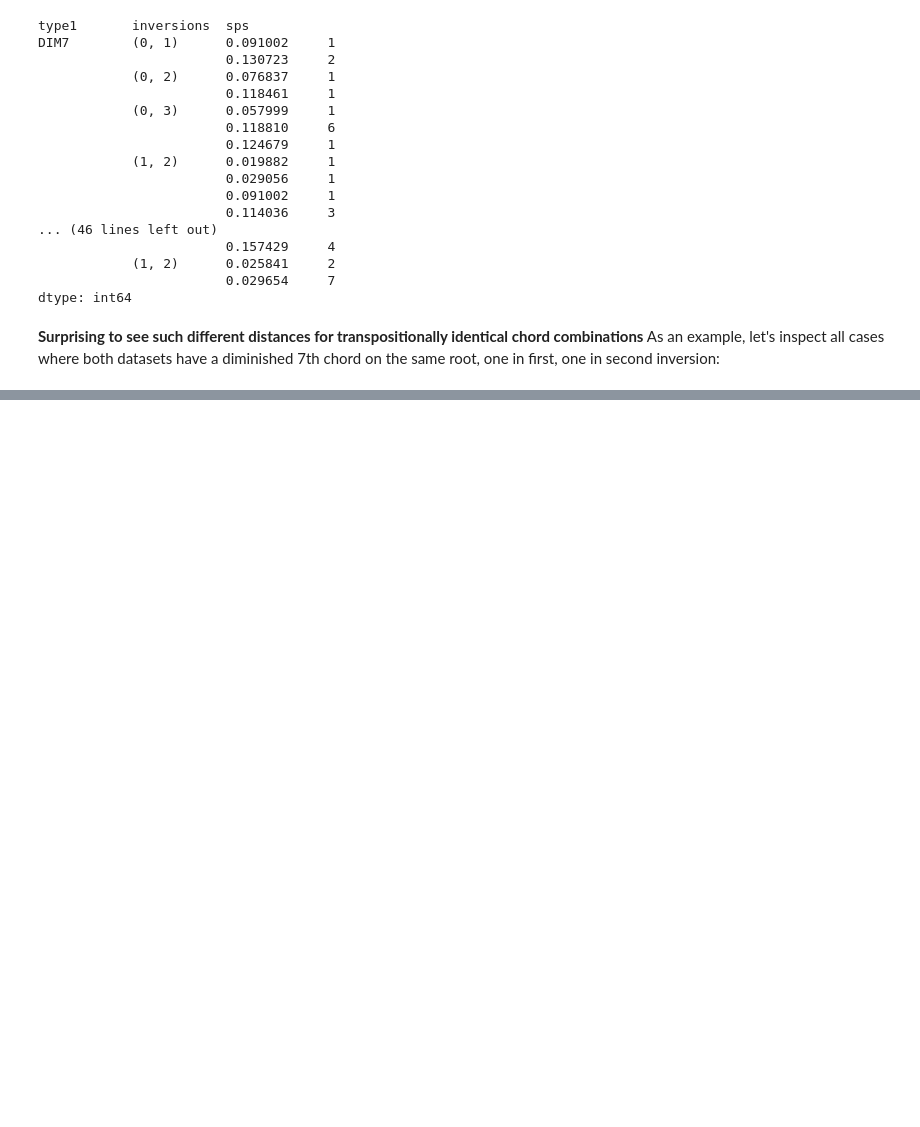
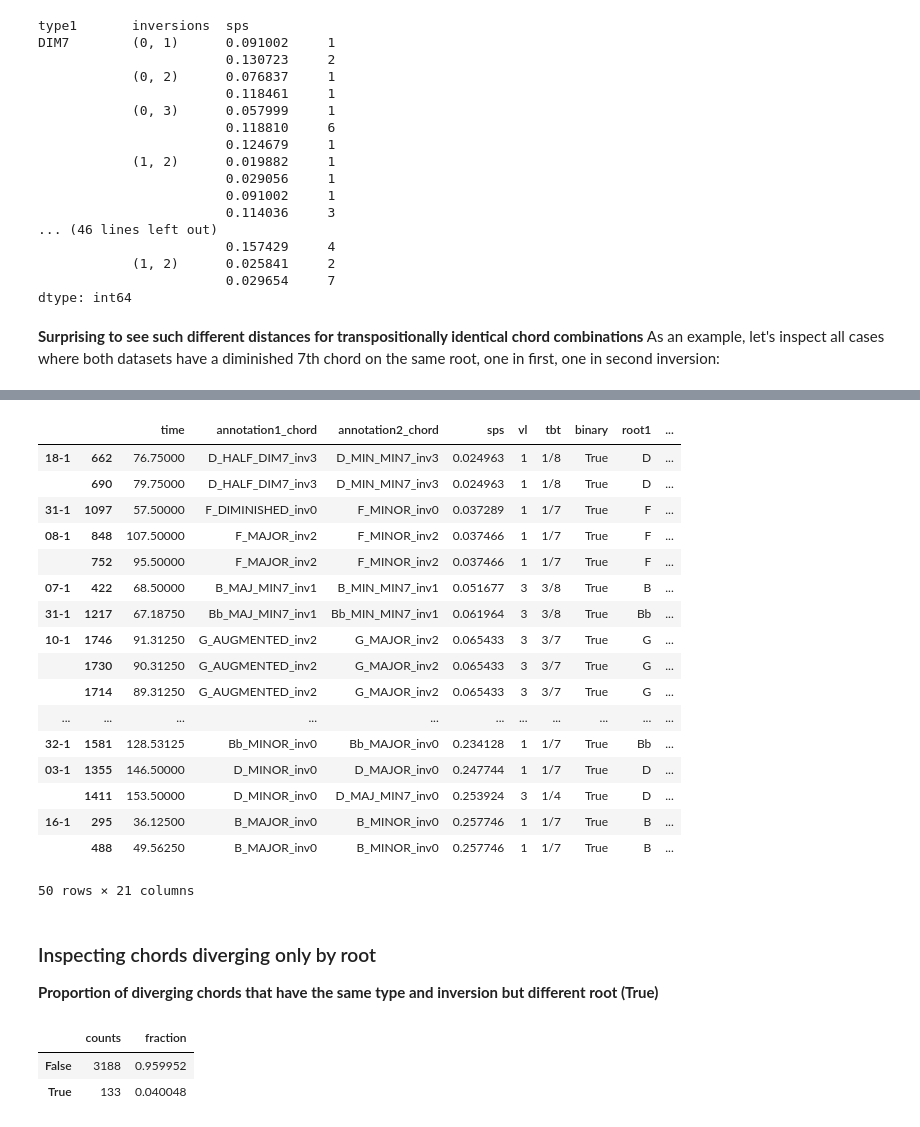
Before and after one commit to DCMLab/chord-eval, a Jupyter notebook: NoteBooks/exploring_differences.ipynb, the cells around one changed output, grey strips where cells are left out. Saved outputs shown, nothing was run; the diff lists cells and outputs as text; code cells hidden in the pictures; blank space fills up the shorter version.

```diff
--- a/NoteBooks/exploring_differences.ipynb
+++ b/NoteBooks/exploring_differences.ipynb
@@ -211,0 +443,9 @@ different_inversions[(different_inversions.type1 == 'DIM7') & (different_inversi
+# %%
+def reduce_tetrad(type_str):
+    val = ChordType[type_str]
+    return TRIAD_REDUCTION[val]
+
+same_type_reduced = transform(df.type1, reduce_tetrad) == transform(df.type2, reduce_tetrad)
+# %%
+diverging_type_reduced = diverging_type & ~same_type_reduced
+vc(diverging_type_reduced)
@@ -211,0 +456,3 @@ different_inversions[(different_inversions.type1 == 'DIM7') & (different_inversi
+# %%
+different_types_reduced = df[diverging_type_reduced]
+vc(different_types_reduced.tbt).sort_index()
@@ -211,0 +490,31 @@ different_inversions[(different_inversions.type1 == 'DIM7') & (different_inversi
+# %%
+different_types_reduced.sort_values('sps').head(50)
+# %% [output]
+|  |  | time | annotation1_chord | annotation2_chord | sps | vl | tbt | binary | root1 | ... |
+| 18-1 | 662 | 76.75000 | D_HALF_DIM7_inv3 | D_MIN_MIN7_inv3 | 0.024963 | 1 | 1/8 | True | D | ... |
+|  | 690 | 79.75000 | D_HALF_DIM7_inv3 | D_MIN_MIN7_inv3 | 0.024963 | 1 | 1/8 | True | D | ... |
+| 31-1 | 1097 | 57.50000 | F_DIMINISHED_inv0 | F_MINOR_inv0 | 0.037289 | 1 | 1/7 | True | F | ... |
+| 08-1 | 848 | 107.50000 | F_MAJOR_inv2 | F_MINOR_inv2 | 0.037466 | 1 | 1/7 | True | F | ... |
+|  | 752 | 95.50000 | F_MAJOR_inv2 | F_MINOR_inv2 | 0.037466 | 1 | 1/7 | True | F | ... |
+| 07-1 | 422 | 68.50000 | B_MAJ_MIN7_inv1 | B_MIN_MIN7_inv1 | 0.051677 | 3 | 3/8 | True | B | ... |
+| 31-1 | 1217 | 67.18750 | Bb_MAJ_MIN7_inv1 | Bb_MIN_MIN7_inv1 | 0.061964 | 3 | 3/8 | True | Bb | ... |
+| 10-1 | 1746 | 91.31250 | G_AUGMENTED_inv2 | G_MAJOR_inv2 | 0.065433 | 3 | 3/7 | True | G | ... |
+|  | 1730 | 90.31250 | G_AUGMENTED_inv2 | G_MAJOR_inv2 | 0.065433 | 3 | 3/7 | True | G | ... |
+|  | 1714 | 89.31250 | G_AUGMENTED_inv2 | G_MAJOR_inv2 | 0.065433 | 3 | 3/7 | True | G | ... |
+| ... | ... | ... | ... | ... | ... | ... | ... | ... | ... | ... |
+| 32-1 | 1581 | 128.53125 | Bb_MINOR_inv0 | Bb_MAJOR_inv0 | 0.234128 | 1 | 1/7 | True | Bb | ... |
+| 03-1 | 1355 | 146.50000 | D_MINOR_inv0 | D_MAJOR_inv0 | 0.247744 | 1 | 1/7 | True | D | ... |
+|  | 1411 | 153.50000 | D_MINOR_inv0 | D_MAJ_MIN7_inv0 | 0.253924 | 3 | 1/4 | True | D | ... |
+| 16-1 | 295 | 36.12500 | B_MAJOR_inv0 | B_MINOR_inv0 | 0.257746 | 1 | 1/7 | True | B | ... |
+|  | 488 | 49.56250 | B_MAJOR_inv0 | B_MINOR_inv0 | 0.257746 | 1 | 1/7 | True | B | ... |
+50 rows × 21 columns
+# %% [markdown]
+### Inspecting chords diverging only by root
+**Proportion of diverging chords that have the same type and inversion but different root (True)**
+# %%
+diverging_root = same_type & same_inversion
+vc(diverging_root)
+# %% [output]
+|  | counts | fraction |
+| False | 3188 | 0.959952 |
+| True | 133 | 0.040048 |
```
Also changed, not shown: parts of 40 cells of this notebook.
